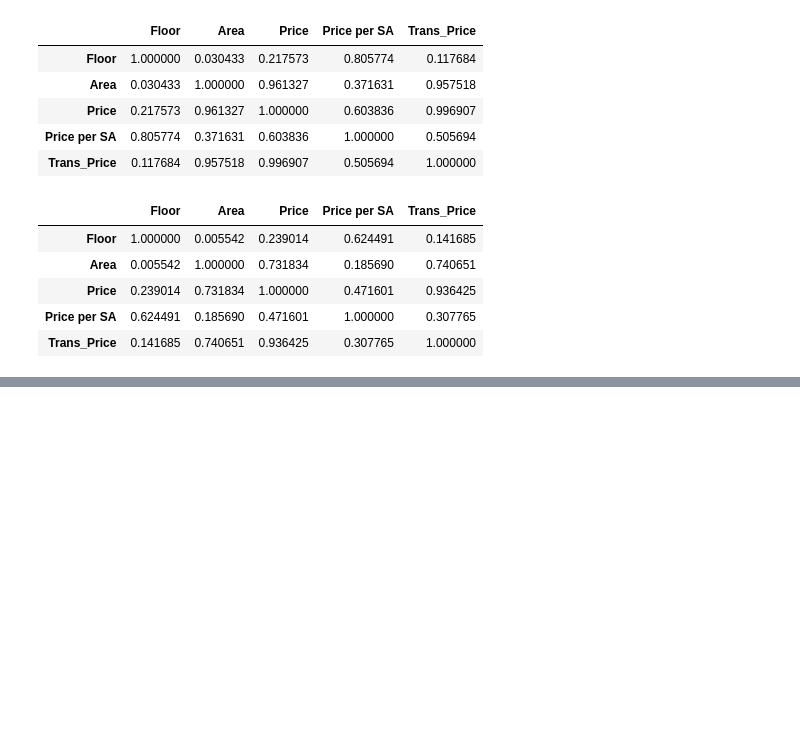
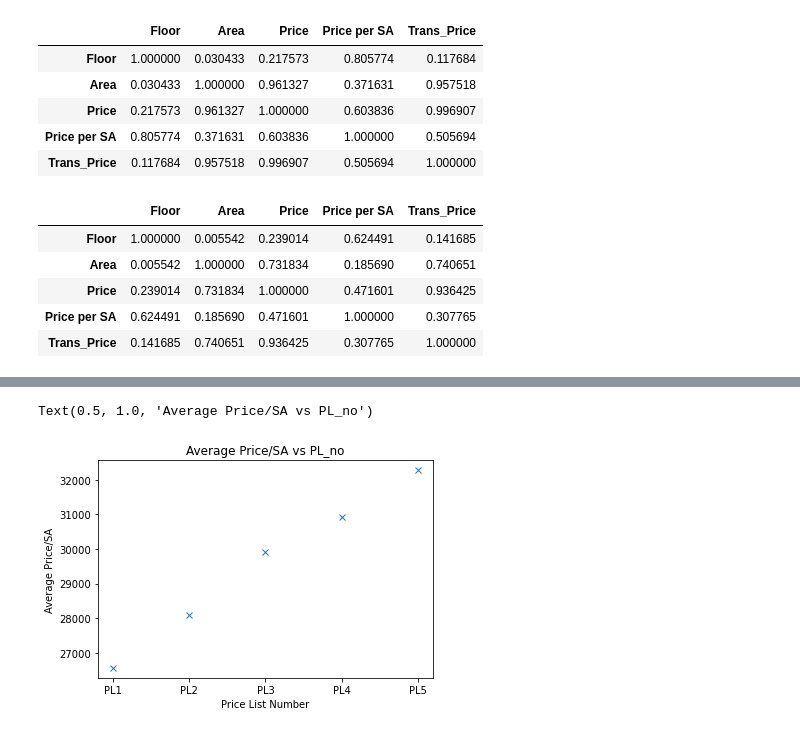
Before and after one commit to fl0c/Capstone_Two_Data_Wrangling, a Jupyter notebook: DataCapstone2_EDA.ipynb, the cells around one changed output, grey strips where cells are left out. Cells and saved outputs as stored; diff of their text form; code cells hidden in the pictures; blank space fills up the shorter version.

```diff
--- a/DataCapstone2_EDA.ipynb
+++ b/DataCapstone2_EDA.ipynb
@@ -114,0 +142,9 @@ plt.show()
+# %%
+PL_mean = df.groupby('PL_no')['Price per SA'].mean()
+plt.plot(PL_mean, marker = 'x', linestyle='None')
+plt.xlabel('Price List Number')
+plt.ylabel('Average Price/SA')
+plt.title('Average Price/SA vs PL_no')
+# %% [output]
+Text(0.5, 1.0, 'Average Price/SA vs PL_no')
+[figure, added]
```
Also changed, not shown: parts of 36 cells of this notebook.
